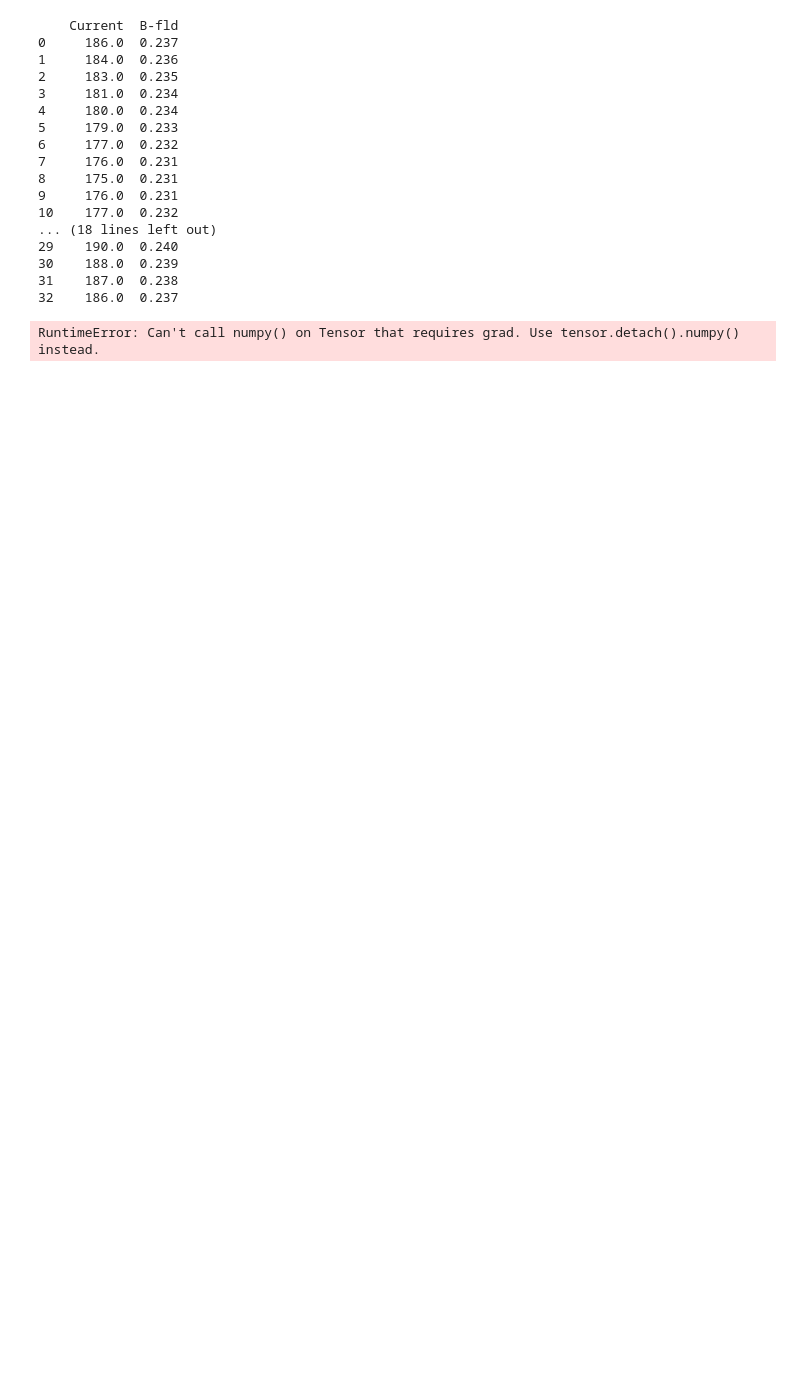
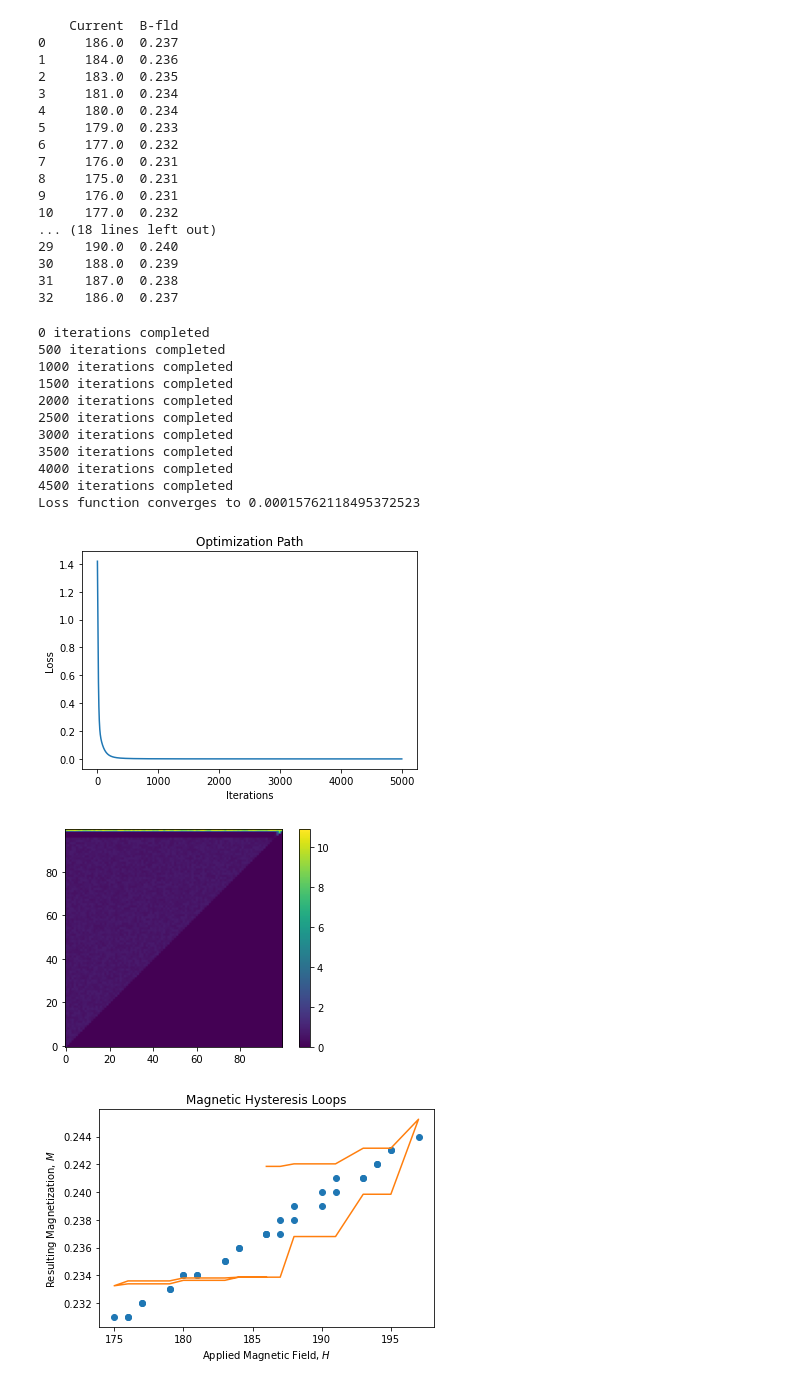
Before and after one commit to roussel-ryan/diff_hysteresis, a Jupyter notebook: argonne-model_kd.ipynb, the cells around one changed output. Cells and saved outputs as stored; diff of their text form; code cells hidden in the pictures; blank space fills up the shorter version.

Commit message:
9/8 call updates

```diff
--- a/argonne-model_kd.ipynb
+++ b/argonne-model_kd.ipynb
@@ -31,20 +31,46 @@ print(data)
 32    186.0  0.237
 # %%
 # Global parameters
-n = 50
-h = data['Current']
-m = data['B-fld']
+n = 100
+h = torch.tensor(data['Current'])
+m = torch.tensor(data['B-fld'])
 
-h_sat = 1.0
-b_sat = 2.0
+h_min = 170
+h_max = 200
+b_sat = 0.5
 
-xx, yy=utils.generate_mesh(h_sat, n)
+xx, yy=utils.generate_asym_mesh(h_min, h_max, n)
 
-states=numerical_hysteresis.state(xx, yy, h_sat, h)
+states=numerical_hysteresis.state(xx, yy, h_max, h)
 
-alpha = .50
-num_iterations = 2000
+alpha = 100
+num_iterations = 5000
-# %%
-optimization.optimize(n, h, m, h_sat, b_sat, optimization.l, alpha, num_iterations)
-# %% [output]
-RuntimeError: Can't call numpy() on Tensor that requires grad. Use tensor.detach().numpy() instead.
+# %%
+history_f, x_star, num_points, h, m, m_pred, m_start = optimization.optimize(n, h, m, h_max, b_sat, optimization.l, alpha, num_iterations)
+
+# Plot the trajectory of the loss function
+optimization.plot_lfunc(history_f)
+plt.show()
+
+# Plot optimized hysterion density distribution
+optimization.plot_density(x_star, num_points)
+plt.show()
+
+# Plot H x M hysteresis loop
+optimization.plot_loops(h, m, m_pred, m_start)
+plt.show()
+# %% [output]
+0 iterations completed
+500 iterations completed
+1000 iterations completed
+1500 iterations completed
+2000 iterations completed
+2500 iterations completed
+3000 iterations completed
+3500 iterations completed
+4000 iterations completed
+4500 iterations completed
+Loss function converges to 0.00015762118495372523
+[figure, added]
+[figure, added]
+[figure, added]
```
Also changed, not shown: parts of 2 cells of this notebook, 5 other files.
